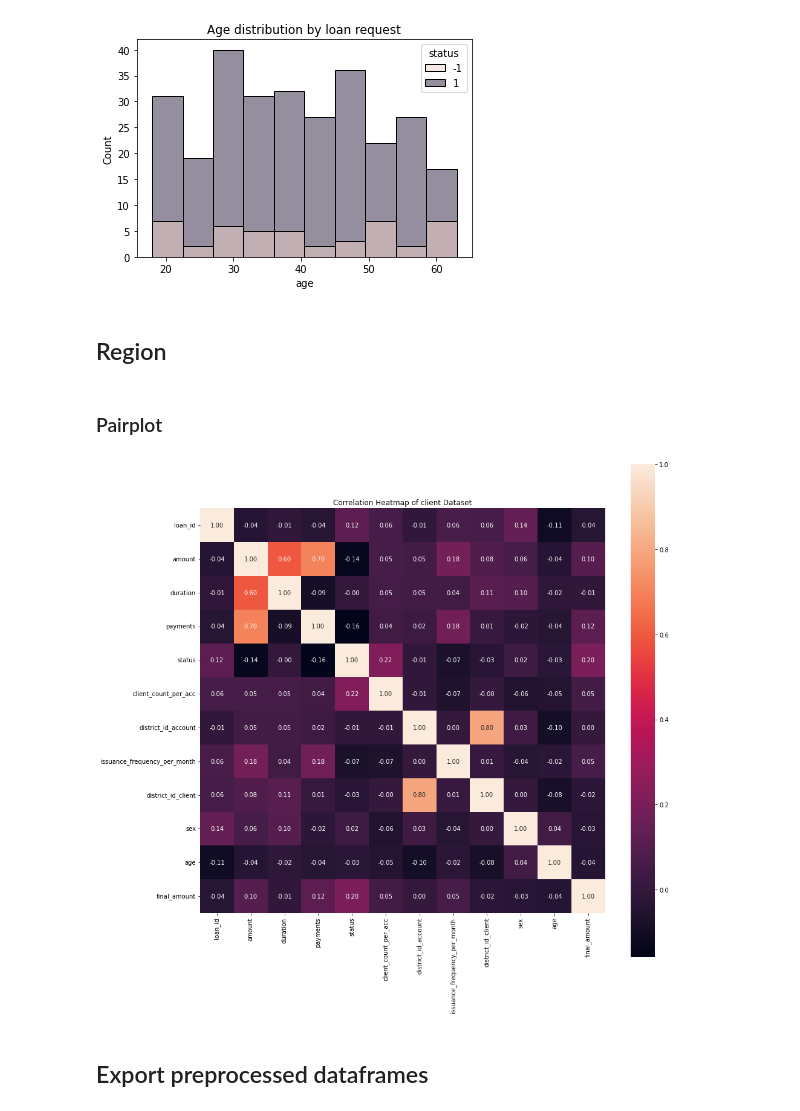
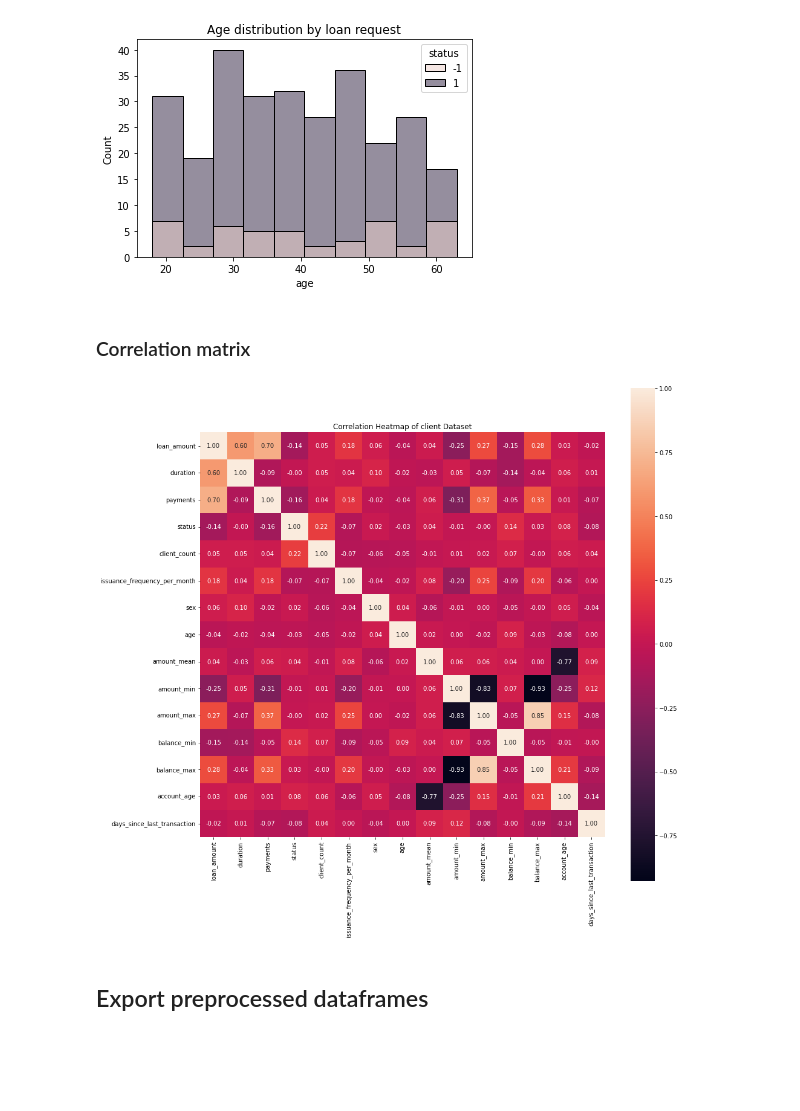
Before and after one commit to Educorreia932/FEUP-AC, a Jupyter notebook: Data Mining Project/notebooks/processing.ipynb, the cells around one changed output. Drawn from its saved outputs; the diff is of its cells as text; code cells hidden in the pictures; blank space fills up the shorter version.

```diff
--- a/Data Mining Project/notebooks/processing.ipynb
+++ b/Data Mining Project/notebooks/processing.ipynb
@@ -198,10 +191,6 @@ for i in range(len(loan_dfs)):
     loan_dfs[i] = loan_dfs[i].merge(cards_dfs[i], on="disp_id", how="left")
 
     # Merge with transactions
-    loan_dfs[i] = loan_dfs[i].merge(account_features[i], on="account_id")
+    loan_dfs[i] = loan_dfs[i].merge(trans_dfs[i], on="account_id", suffixes=["_card", "_transaction"])
 
 loan_train_df, loan_test_df = loan_dfs
-
-# loan_train_df
-with pd.option_context('display.max_rows', 15, 'display.max_columns', None):
-    display(loan_train_df)
@@ -228,8 +203,10 @@ with pd.option_context('display.max_rows', 15, 'display.max_columns', None):
 loan_dfs = [loan_train_df, loan_test_df]
 
 for i in range(len(loan_dfs)):
-    loan_dfs[i].drop(["card_id", "type", "issued"], axis=1, inplace=True)
+    loan_dfs[i].drop(["card_id", "type_card", "issued"], axis=1, inplace=True)
     loan_dfs[i].drop(["disp_id", "account_id", "client_id"], axis=1, inplace=True)
-    # loan_train_df.drop(["district_id_account", "district_id_client", "code"], axis=1, inplace=True)
-    loan_dfs[i].drop(["loan_date", "creation_date"], axis=1, inplace=True)
+    loan_dfs[i].drop(["district_id_account", "district_id_client"], axis=1, inplace=True)
+    loan_dfs[i].drop(["trans_id"], axis=1, inplace=True)
+
+loan_train_df
 # %% [output]
@@ -288,0 +236,29 @@ def aggregate(df):
+# %%
+for i in range(len(loan_dfs)):
+    aggregated_columns = ("transaction_date", "operation", "amount", "balance", "type_transaction")
+    columns = [x for x in loan_dfs[i].columns.to_list() if x not in aggregated_columns]
+
+    df = loan_dfs[i].groupby(columns, as_index=False, group_keys=False).agg({
+        "amount": ["mean"],
+        "balance": ["min"],
+        "transaction_date": ["max"]
+    })
+
+    df.columns = ['%s%s' % (a, '_%s' % b if b else '') for a, b in df.columns]
+
+    # Account age at time of loan in days
+    df["account_age"] = (df['loan_date'] - df['creation_date']).dt.days
+
+    # Number of days since last transaction
+    df["days_since_last_transaction"] = (df["loan_date"] - df["transaction_date_max"]).dt.days
+
+    # Drop non-numeric columns
+    loan_dfs[i] = df.select_dtypes(['number'])
+
+    loan_dfs[i].drop_duplicates(inplace=True)
+
+loan_train_df, loan_test_df = loan_dfs
+
+pd.set_option('display.max_columns', 500)
+
+loan_train_df
@@ -294,5 +288,3 @@ def aggregate(df):
 sb.histplot(data=loan_train_df, x="age", hue="status").set(title="Age distribution by loan request");
 # %% [output]
 [figure]
-# %% [markdown]
-## Region
@@ -301,16 +291,16 @@ sb.histplot(data=loan_train_df, x="age", hue="status").set(title="Age distributi
-# %% [markdown]
-### Pairplot
+# %% [markdown]
+### Correlation matrix
 # %%
-corr_matrix = loan_train_df.corr(method='spearman')
+corr_matrix = loan_train_df.drop("loan_id", axis=1).corr(method='spearman')
 
 plt.figure(figsize=(15,15))
 plt.title('Correlation Heatmap of client Dataset')
 
 sb.heatmap(corr_matrix, square=True, annot=True, fmt='.2f', linecolor='black')
 
 plt.show()
 # %% [output]
-[figure, old version]
+[figure, new version]
 # %% [markdown]
 ## Export preprocessed dataframes
 # %%
```
Also changed, not shown: parts of 15 cells of this notebook, 1 other file.
